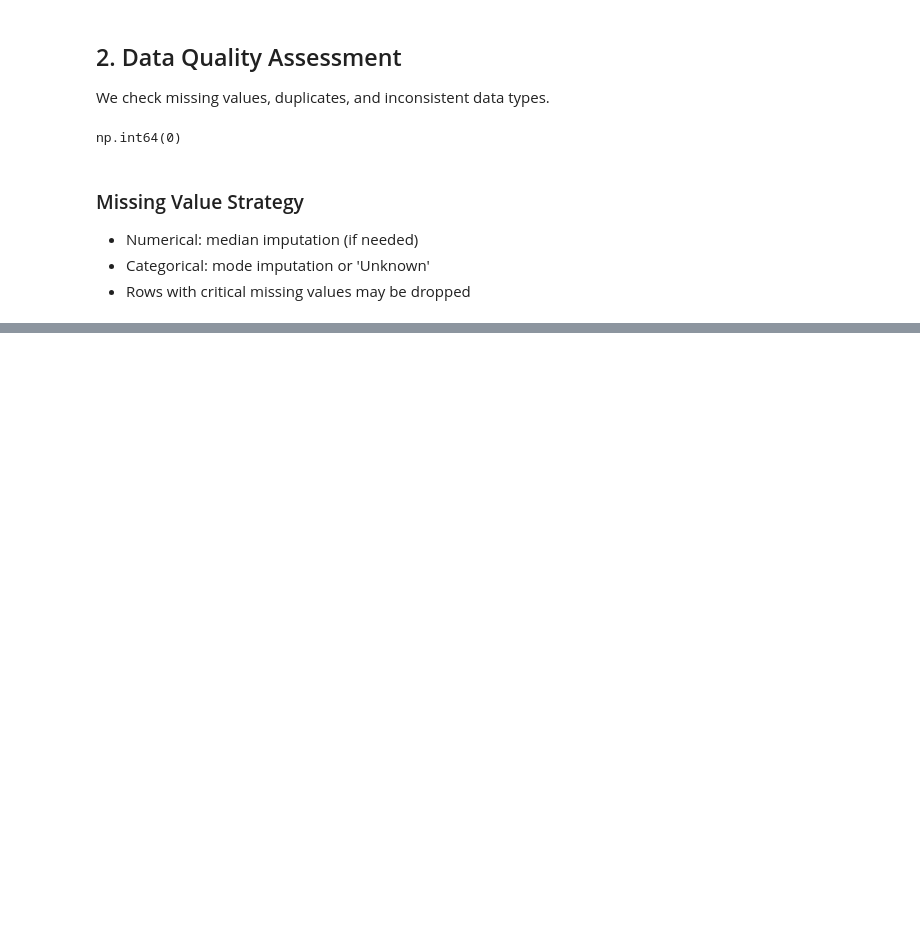
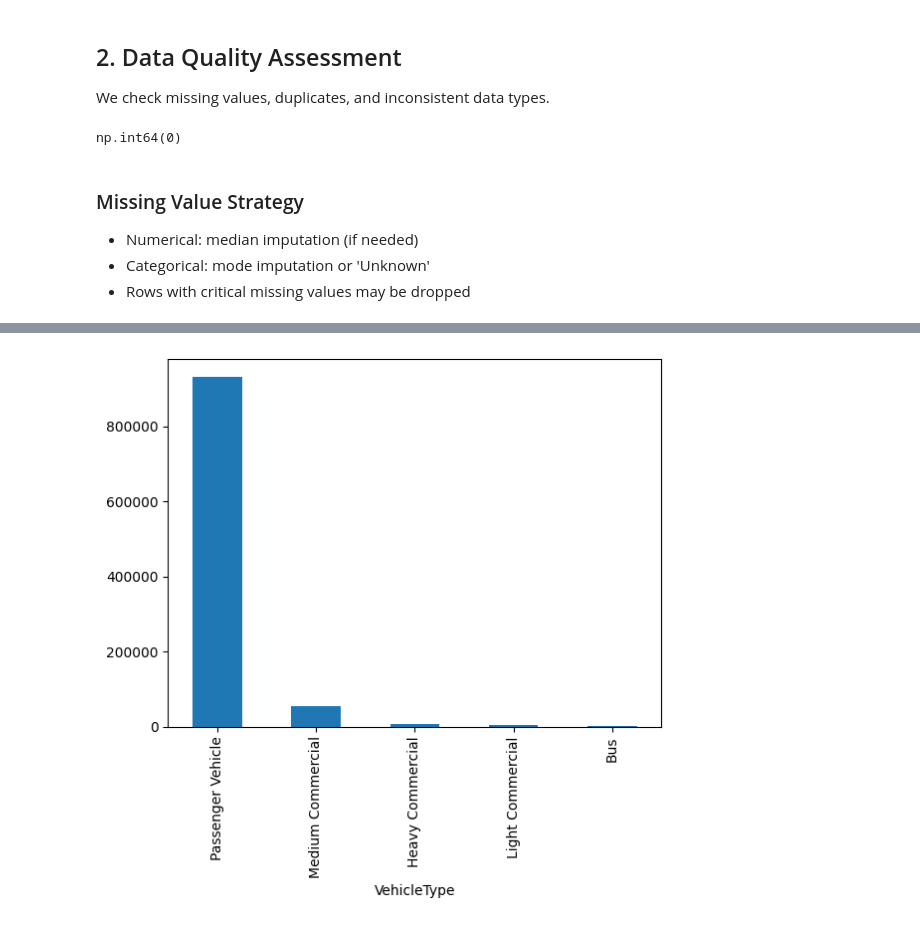
Before and after one commit to Redeat-Birhane/insurance-risk-analytics, a Jupyter notebook: notebooks/01_eda.ipynb, the cells around one changed output, grey strips where cells are left out. Saved outputs shown, nothing was run; the diff lists cells and outputs as text; code cells hidden in the pictures; blank space fills up the shorter version.

```diff
--- a/notebooks/01_eda.ipynb
+++ b/notebooks/01_eda.ipynb
@@ -83,0 +105,5 @@ df["TransactionMonth"] = pd.to_datetime(df["TransactionMonth"])
+# %%
+df["VehicleType"].value_counts().head(10).plot(kind="bar")
+plt.show()
+# %% [output]
+[figure, added]
```
Also changed, not shown: parts of 5 cells of this notebook.
